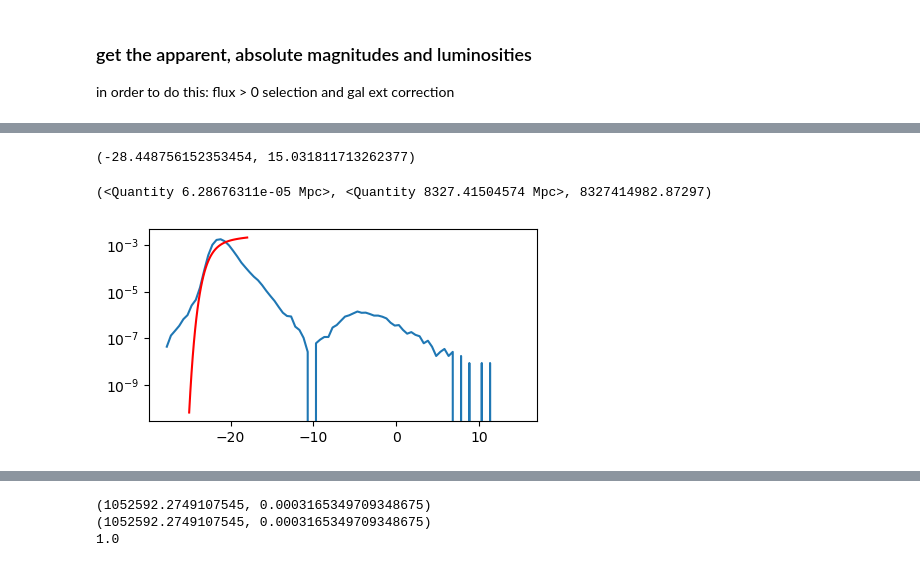
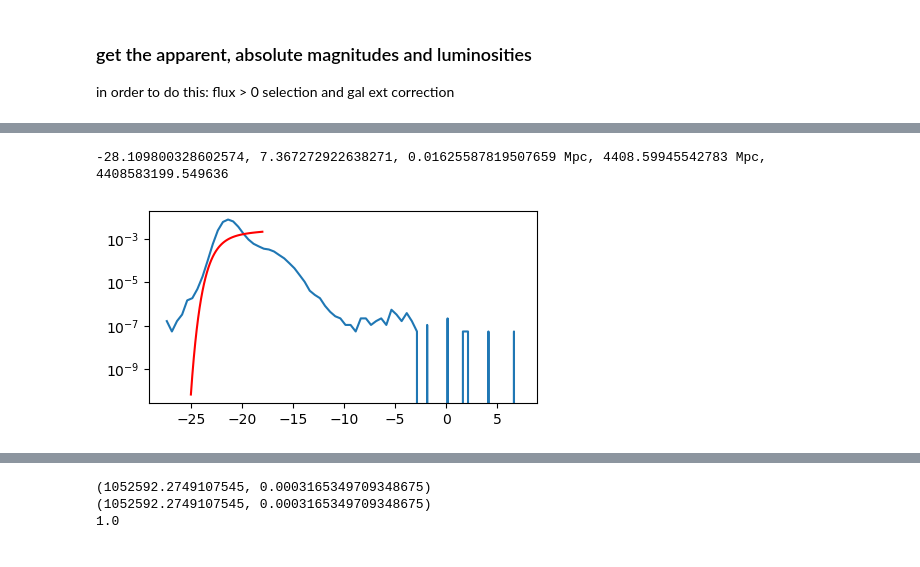
Before and after one commit to ananya971/ligo-desi-gw-follow-up, a Jupyter notebook: Galaxy Selection/Galaxy_Selector_MOC.ipynb, the cells around one changed output, grey strips where cells are left out. Cells and saved outputs as stored; diff of their text form; code cells hidden in the pictures.

```diff
--- a/Galaxy Selection/Galaxy_Selector_MOC.ipynb
+++ b/Galaxy Selection/Galaxy_Selector_MOC.ipynb
@@ -223,3 +244,5 @@ We have 7184940 objects in the full catalog
+# %%
+data = data[data["SPECTYPE"] != "STAR"]
 # %% [markdown]
 ### Calculate the healpix id for every object in the catalog and its probability; append this data to the Table
 # %%
@@ -585,11 +612,13 @@ Table length=5
 # %%
-fig, ax = plt.subplots(ncols = 3, figsize=(10,5))
+if len(data_f) < 1000000:
+    # dauert sonst einfach ewig
+    fig, ax = plt.subplots(ncols = 3, figsize=(10,5))
 
-plot_names = ["APP_MAG_R", "ABS_MAG_R", "LUM_R"]
-cnt = 0
-for axis in ax:
-    axis.hist(data_f[plot_names[cnt]], bins = "auto")
-    axis.set_yscale("log")
-    cnt += 1
-plt.show()
+    plot_names = ["APP_MAG_R", "ABS_MAG_R", "LUM_R"]
+    cnt = 0
+    for axis in ax:
+        axis.hist(data_f[plot_names[cnt]], bins = "auto")
+        axis.set_yscale("log")
+        cnt += 1
+    plt.show()
 # %% [output]
@@ -645,18 +710,35 @@ hist = hist/(area_99.to_value(u.deg**2)*(data_max_dist-data_min_dist).value*10**
-# %%
-abs_mag_min, abs_mag_max
-# %% [output]
-(-28.448756152353454, 15.031811713262377)
-# %%
-data_min_dist, data_max_dist, (data_max_dist-data_min_dist).value*10**6
-# %% [output]
-(<Quantity 6.28676311e-05 Mpc>, <Quantity 8327.41504574 Mpc>, 8327414982.87297)
 # %%
-fig, ax = plt.subplots(figsize = (5,2.5))
-bins_center = bins[1:]-(bins[1]-bins[2])/2
-ax.plot(bins_center, hist, label = "wrongly normalized distribution")
-ax.plot(np.linspace(-25,-18), schechter_model(np.linspace(-25,-18)),  label = "some schechter fit", color = "red")
+if modeled_search:
 
-ax.set_yscale("log")
-plt.show()
+    # get the Schechter model, see 1/V estimator, bin size of half a mag
+    from astropy.modeling.models import Schechter1D
+
+    phi_star = 0.0017411666759990893
+    m_star = -21.938911723873762
+    alpha = -1.0776969153907823
+
+    schechter_model = Schechter1D(phi_star, m_star, alpha)
+
+    data_min_dist = np.min(data_f["DIST_Z_MEAN"])*u.Mpc
+    data_max_dist = np.max(data_f["DIST_Z_MEAN"])*u.Mpc
+
+    abs_mag_max = np.max(data_f["ABS_MAG_R"])
+    abs_mag_min = np.min(data_f["ABS_MAG_R"])
+
+    bins = np.arange(abs_mag_min, abs_mag_max, 0.5)
+
+    hist, bins = np.histogram(data_f["ABS_MAG_R"], bins =  bins)
+    hist = hist/(area_99.to_value(u.deg**2)*(data_max_dist-data_min_dist).value*10**0) # completely wrong normalization
+
+    print(f"{abs_mag_min}, {abs_mag_max}, {data_min_dist}, {data_max_dist}, {(data_max_dist-data_min_dist).value*10**6}")
+
+    fig, ax = plt.subplots(figsize = (5,2.5))
+    bins_center = bins[1:]-(bins[1]-bins[2])/2
+    ax.plot(bins_center, hist, label = "wrongly normalized distribution")
+    ax.plot(np.linspace(-25,-18), schechter_model(np.linspace(-25,-18)),  label = "some schechter fit", color = "red")
+
+    ax.set_yscale("log")
+    plt.show()
 # %% [output]
+-28.109800328602574, 7.367272922638271, 0.01625587819507659 Mpc, 4408.59945542783 Mpc, 4408583199.549636
-[figure, old version]
+[figure, new version]
```
Also changed, not shown: parts of 64 cells of this notebook.
